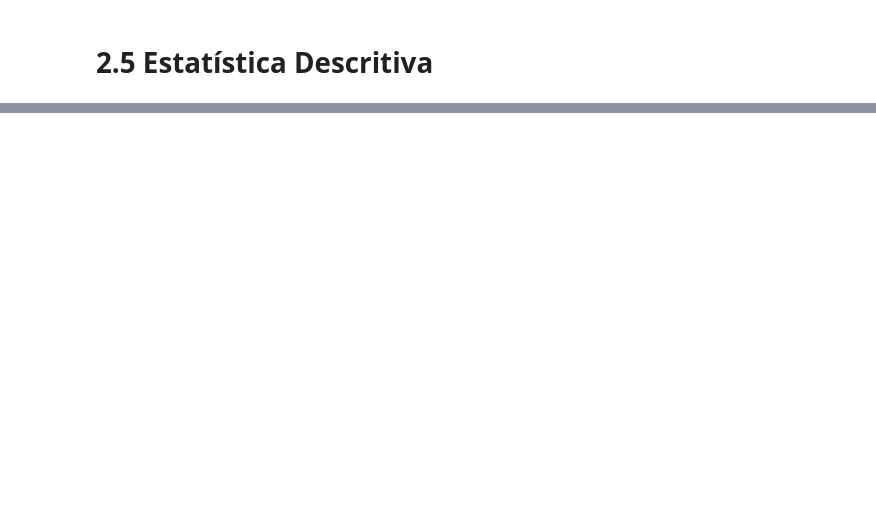
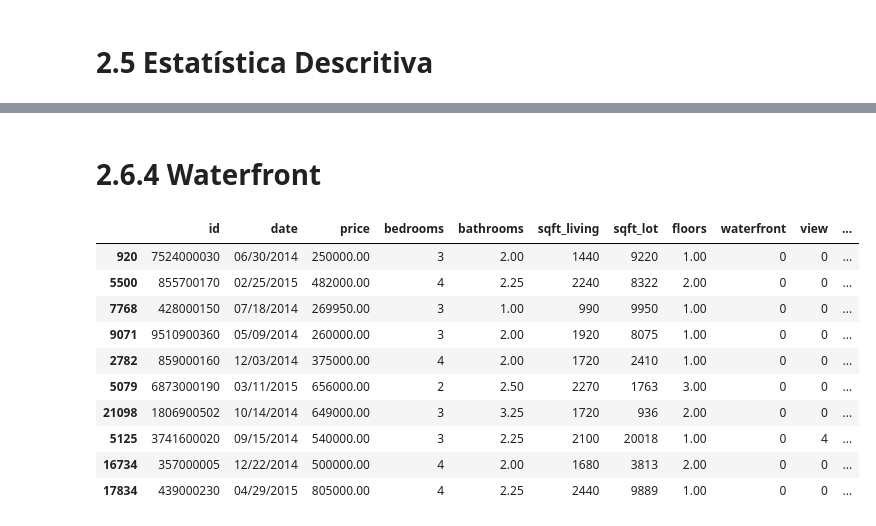
Before and after one commit to ThalisRuan/python_do_DS_ao_DEV-, a Jupyter notebook: notebook/Resolucao_Exercicio_05.ipynb, the cells around one changed output, grey strips where cells are left out. Saved outputs shown, nothing was run; the diff lists cells and outputs as text; code cells hidden in the pictures; blank space fills up the shorter version.

```diff
--- a/notebook/Resolucao_Exercicio_05.ipynb
+++ b/notebook/Resolucao_Exercicio_05.ipynb
@@ -210,0 +229,18 @@ num_metricas(num_atributos)
+# %% [markdown]
+# 2.6.4 Waterfront
+# %%
+df['is_waterfront'] = df['waterfront'].apply(lambda x : 'yes' if x == 1 else 'no' )
+
+df.sample(10)
+# %% [output]
+|  | id | date | price | bedrooms | bathrooms | sqft_living | sqft_lot | floors | waterfront | view | ... |
+| 920 | 7524000030 | 06/30/2014 | 250000.00 | 3 | 2.00 | 1440 | 9220 | 1.00 | 0 | 0 | ... |
+| 5500 | 855700170 | 02/25/2015 | 482000.00 | 4 | 2.25 | 2240 | 8322 | 2.00 | 0 | 0 | ... |
+| 7768 | 428000150 | 07/18/2014 | 269950.00 | 3 | 1.00 | 990 | 9950 | 1.00 | 0 | 0 | ... |
+| 9071 | 9510900360 | 05/09/2014 | 260000.00 | 3 | 2.00 | 1920 | 8075 | 1.00 | 0 | 0 | ... |
+| 2782 | 859000160 | 12/03/2014 | 375000.00 | 4 | 2.00 | 1720 | 2410 | 1.00 | 0 | 0 | ... |
+| 5079 | 6873000190 | 03/11/2015 | 656000.00 | 2 | 2.50 | 2270 | 1763 | 3.00 | 0 | 0 | ... |
+| 21098 | 1806900502 | 10/14/2014 | 649000.00 | 3 | 3.25 | 1720 | 936 | 2.00 | 0 | 0 | ... |
+| 5125 | 3741600020 | 09/15/2014 | 540000.00 | 3 | 2.25 | 2100 | 20018 | 1.00 | 0 | 4 | ... |
+| 16734 | 357000005 | 12/22/2014 | 500000.00 | 4 | 2.00 | 1680 | 3813 | 2.00 | 0 | 0 | ... |
+| 17834 | 439000230 | 04/29/2015 | 805000.00 | 4 | 2.25 | 2440 | 9889 | 1.00 | 0 | 0 | ... |
```
Also changed, not shown: parts of 23 cells of this notebook, 2 other files.
